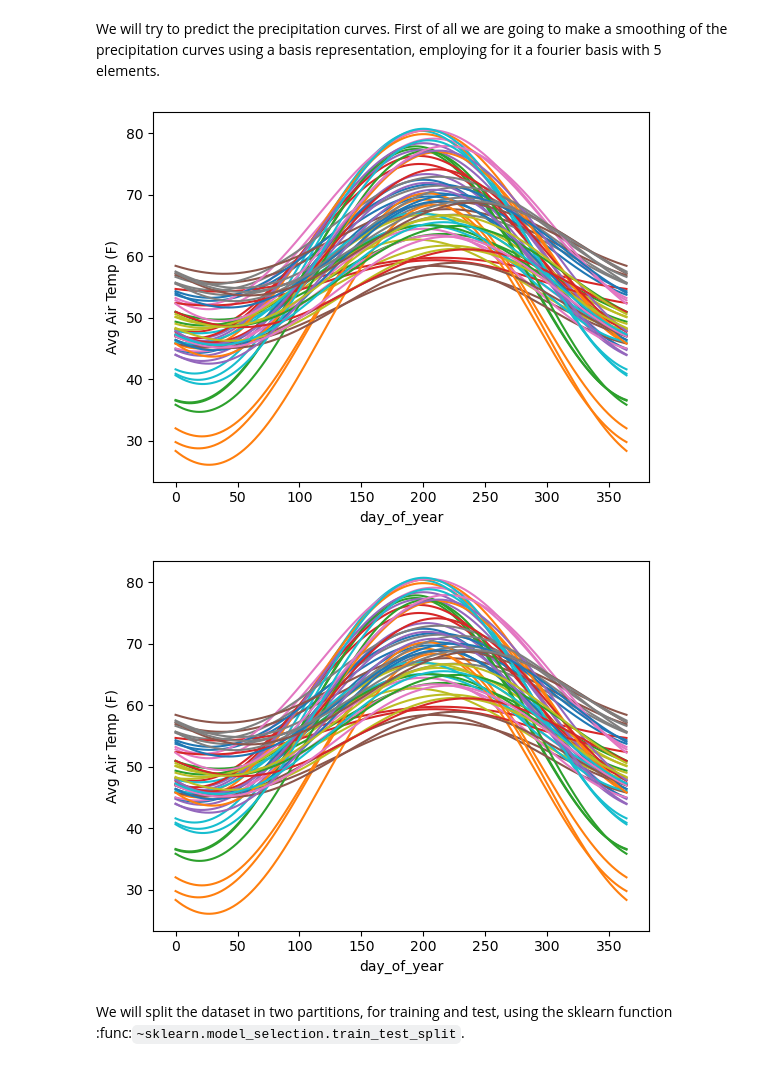
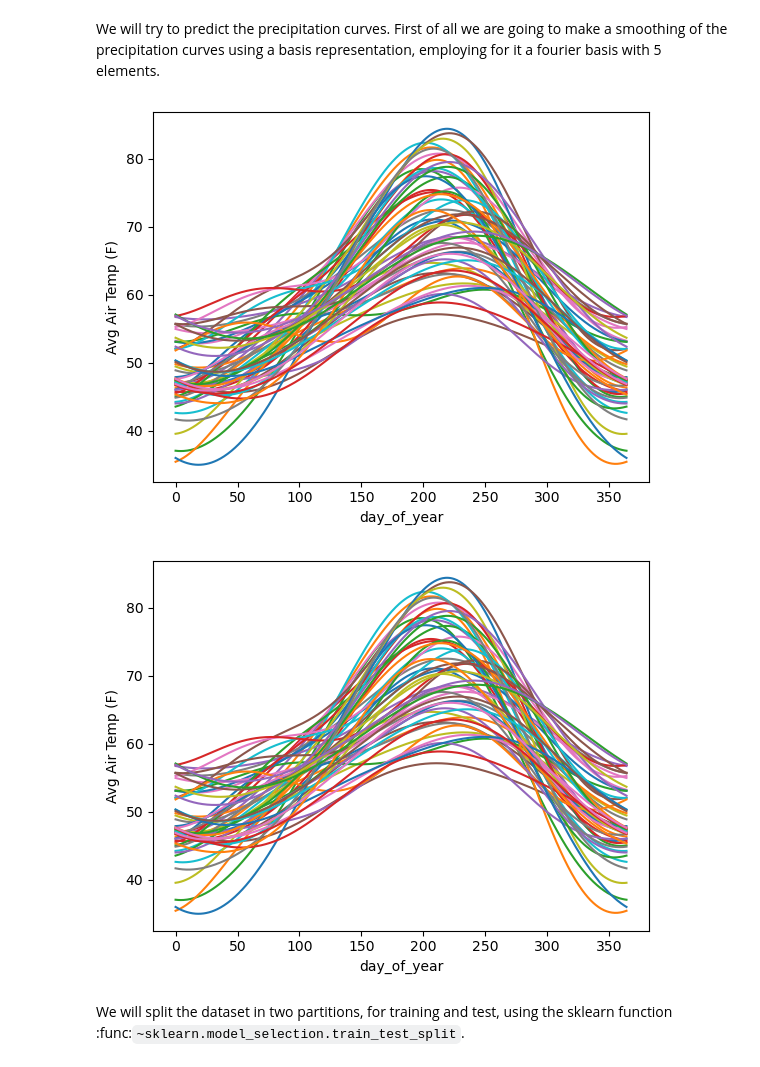
Before and after one commit to kmalneva-usf/LR-group-proj, a Jupyter notebook: LR-plot_neighbors_functional_regression.ipynb, the cells around one changed output. Saved outputs shown, nothing was run; the diff lists cells and outputs as text; code cells hidden in the pictures.

```diff
--- a/LR-plot_neighbors_functional_regression.ipynb
+++ b/LR-plot_neighbors_functional_regression.ipynb
@@ -510,12 +513,12 @@ We will try to predict the precipitation curves. First of all we are going
 to make a smoothing of the precipitation curves using a basis
 representation, employing for it a fourier basis with 5 elements.
 # %%
-y = y.to_basis(FourierBasis(n_basis=3))
+y = y.to_basis(FourierBasis(n_basis=5))
 
 y.plot()
 # %% [output]
-[figure, old version]
+[figure, new version]
-[figure, old version]
+[figure, new version]
 # %% [markdown]
 We will split the dataset in two partitions, for training and test,
 using the sklearn function
```
Also changed, not shown: parts of 19 cells of this notebook, 1 other file.
